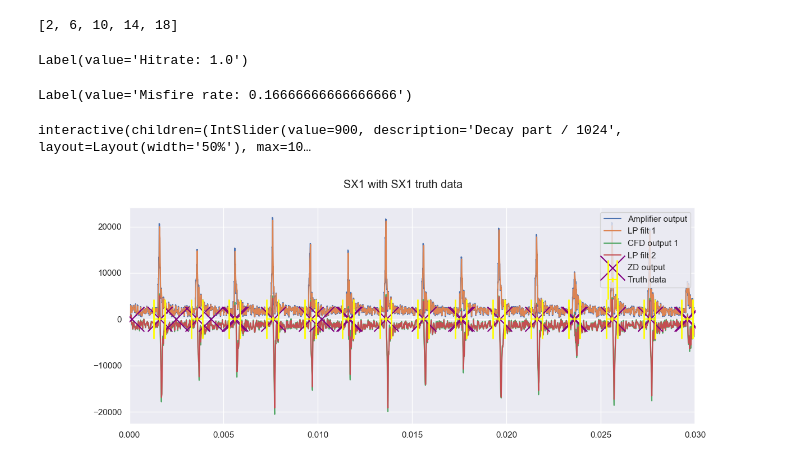
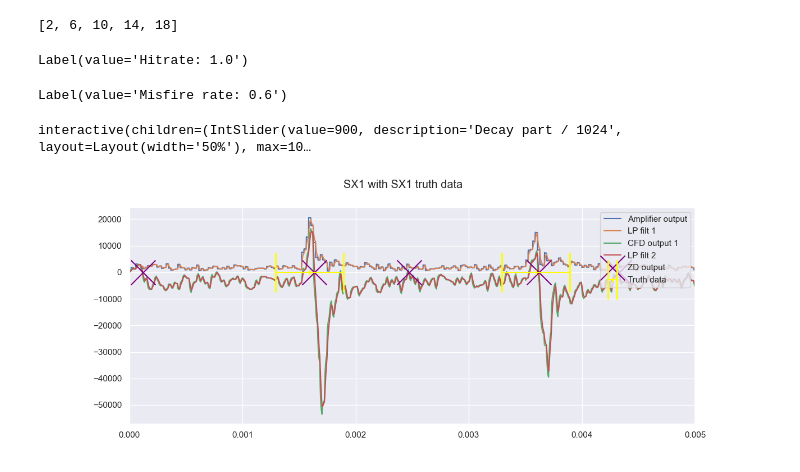
Before and after one commit to roysiu-gh/qtnm-trigger-cfd, a Jupyter notebook: analysis/visualisation.ipynb, the cells around one changed output. Drawn from its saved outputs; the diff is of its cells as text; code cells hidden in the pictures.

```diff
--- a/analysis/visualisation.ipynb
+++ b/analysis/visualisation.ipynb
@@ -41,17 +41,20 @@ data["SX1+XN2"] = [df.t, df.signal]
 
 SX1_truth_data_df = pd.read_csv("../data/SX1_truth_data.csv")
 SX1_truth_data = SX1_truth_data_df.truth_data
+# %%
+cut = 5000
 # %%
 image1 = InteractiveTrigger(
         *data["SX1"],
         truth_data = SX1_truth_data,
         title = "SX1 with SX1 truth data",
         tolerance = 300e-6,
-        slice_end = 30_000,
+        slice_end = cut,
+    cfd_alg=cfd,
     )
 image1.show()
 # %% [output]
 Label(value='Hitrate: 1.0')
-Label(value='Misfire rate: 0.16666666666666666')
+Label(value='Misfire rate: 0.6')
 interactive(children=(IntSlider(value=900, description='Decay part / 1024', layout=Layout(width='50%'), max=10…
-[figure, old version]
+[figure, new version]
```
Also changed, not shown: parts of 10 cells of this notebook, 4 other files.
